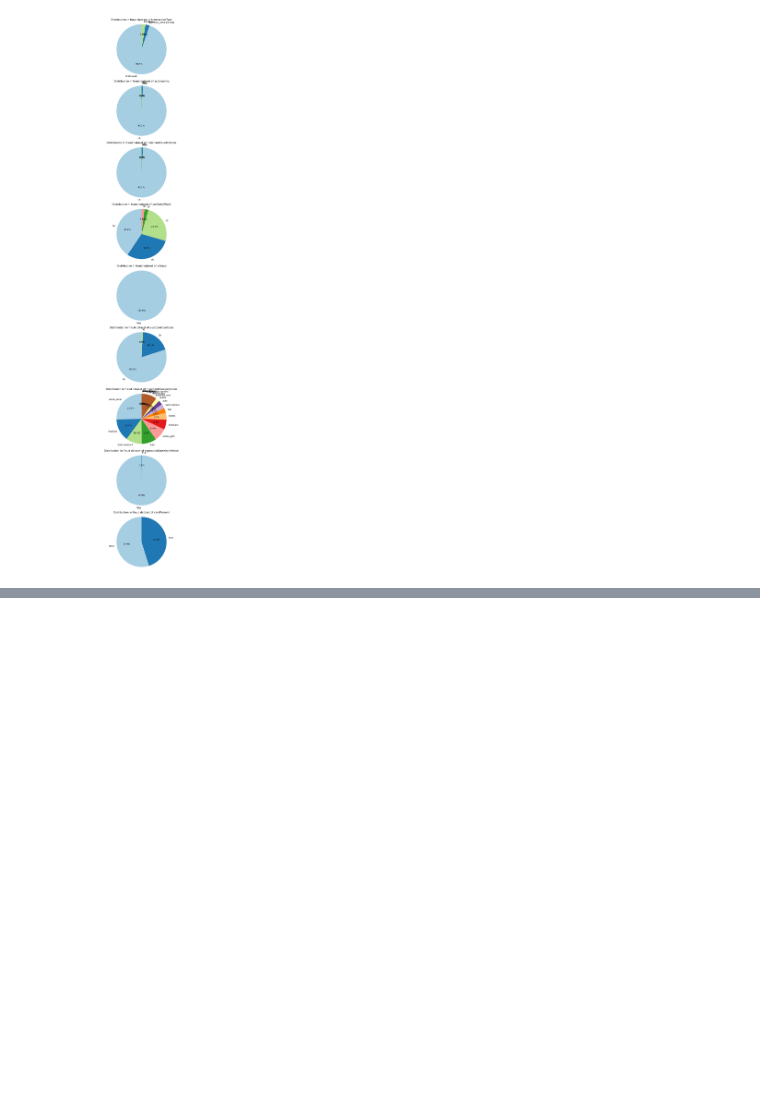
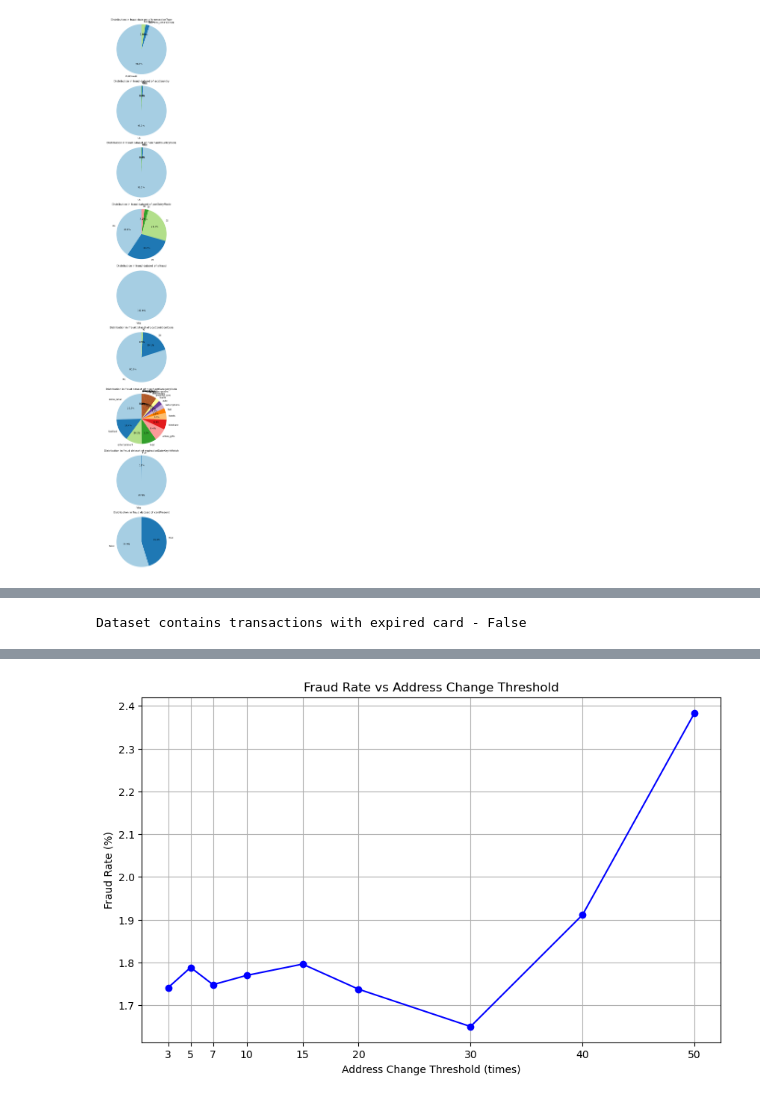
Before and after one commit to Illidan777/FTF-detector, a Jupyter notebook: data_preprocessing/Finance_Transaction_Fraud_detector.ipynb, the cells around one changed output, grey strips where cells are left out. Drawn from its saved outputs; the diff is of its cells as text; code cells hidden in the pictures; blank space fills up the shorter version.

```diff
--- a/data_preprocessing/Finance_Transaction_Fraud_detector.ipynb
+++ b/data_preprocessing/Finance_Transaction_Fraud_detector.ipynb
@@ -282,0 +420,79 @@ show_pie_distribution_in_categorical_features(nonFraudDf, categorical_columns, t
+# %%
+# Check if dataset contains transactions with expired card
+df_copy = df.copy()
+
+df_copy['transactionDateTime'] = pd.to_datetime(df_copy['transactionDateTime'], format='%Y-%m-%dT%H:%M:%S')
+df_copy['currentExpDate'] = pd.to_datetime(df_copy['currentExpDate'], format='%m/%Y', errors='coerce')
+
+df_filtered = df_copy[
+    (df_copy['transactionDateTime'].dt.year > df_copy['currentExpDate'].dt.year) |
+    ((df_copy['transactionDateTime'].dt.year == df_copy['currentExpDate'].dt.year) &
+     (df_copy['transactionDateTime'].dt.month > df_copy['currentExpDate'].dt.month))
+]
+print(f'Dataset contains transactions with expired card - {len(df_filtered) > 0}')
+# %% [output]
+Dataset contains transactions with expired card - False
+# %%
+def analyze_fraud_by_address_change(df, threshold):
+    """
+    Analyze fraud rate based on the frequency of address changes.
+
+    Parameters:
+    df (pd.DataFrame): The dataset containing transactions.
+    threshold (int): The minimum number of address changes to consider.
+
+    Prints:
+    - Number of accounts with frequent address changes.
+    - Fraud rate among these accounts.
+    """
+
+    # Convert columns with dates to datetime format
+    df['dateOfLastAddressChange'] = pd.to_datetime(df['dateOfLastAddressChange'])
+    df['transactionDateTime'] = pd.to_datetime(df['transactionDateTime'])
+
+    # Group by accountNumber and count the number of unique address changes
+    address_change_counts = df.groupby('accountNumber')['dateOfLastAddressChange'].nunique()
+
+    # Filter accounts with address changes greater than the threshold
+    frequent_address_changers = address_change_counts[address_change_counts > threshold].index
+
+    # Filter transactions for accounts with frequent address changes
+    frequent_change_transactions = df[df['accountNumber'].isin(frequent_address_changers)]
+
+    # Calculate fraud rate among these accounts
+    fraud_rate = frequent_change_transactions['isFraud'].mean()
+
+    # Print the results
+    print(f"Number of accounts with address changes greater than {threshold}: {len(frequent_address_changers)}")
+    print(f"Fraud rate among accounts with address changes greater than {threshold}: {fraud_rate * 100:.2f}%")
+
+    return fraud_rate * 100
+
+def visualize_fraud_vs_address_changes(df, thresholds):
+    """
+    Visualize the fraud rate for different thresholds of address changes.
+
+    Parameters:
+    df (pd.DataFrame): The dataset containing transactions.
+    thresholds (list of int): List of address change thresholds to evaluate.
+    """
+
+    fraud_rates = []
+
+    for threshold in thresholds:
+        fraud_rate = analyze_fraud_by_address_change(df, threshold)
+        fraud_rates.append(fraud_rate)
+
+    # Plot the results
+    plt.figure(figsize=(10, 6))
+    plt.plot(thresholds, fraud_rates, marker='o', linestyle='-', color='b')
+    plt.title('Fraud Rate vs Address Change Threshold')
+    plt.xlabel('Address Change Threshold (times)')
+    plt.ylabel('Fraud Rate (%)')
+    plt.xticks(thresholds)
+    plt.grid(True)
+    plt.show()
+
+thresholds = [3, 5, 7, 10, 15, 20, 30, 40, 50]
+visualize_fraud_vs_address_changes(df, thresholds)
+# %% [output]
@@ -282,0 +517 @@ show_pie_distribution_in_categorical_features(nonFraudDf, categorical_columns, t
+[figure, added]
```
Also changed, not shown: parts of 26 cells of this notebook.
